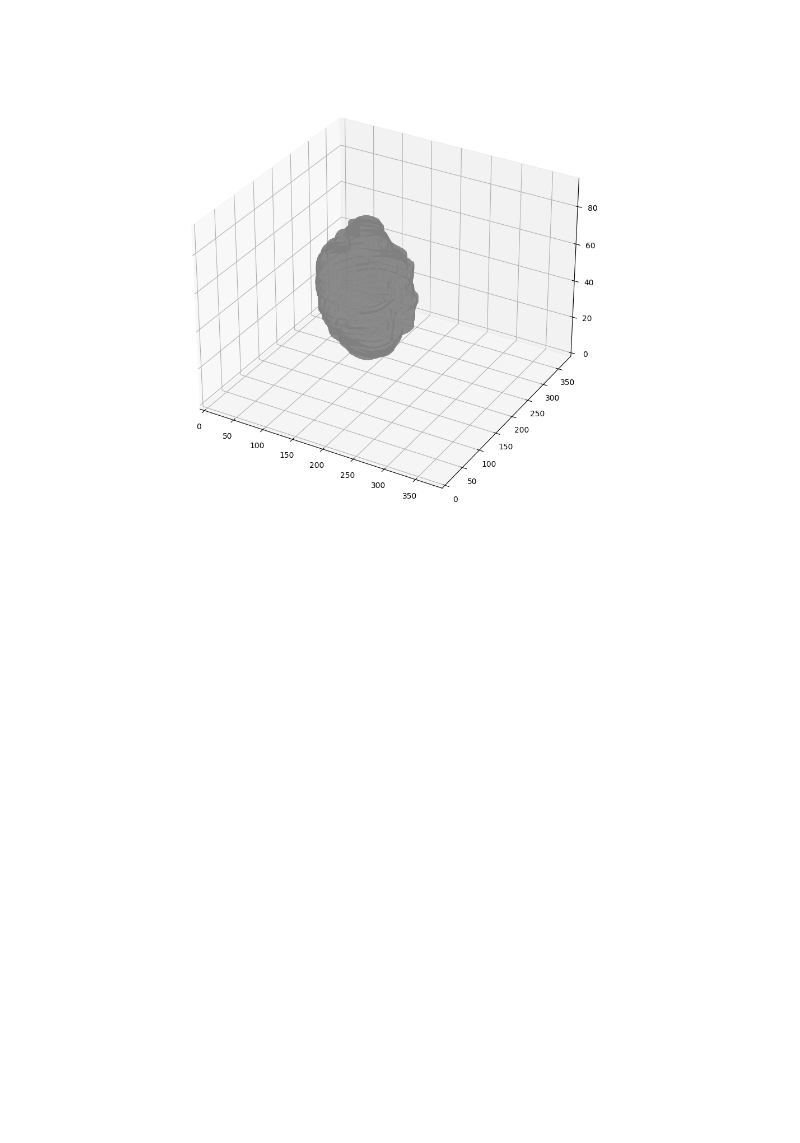
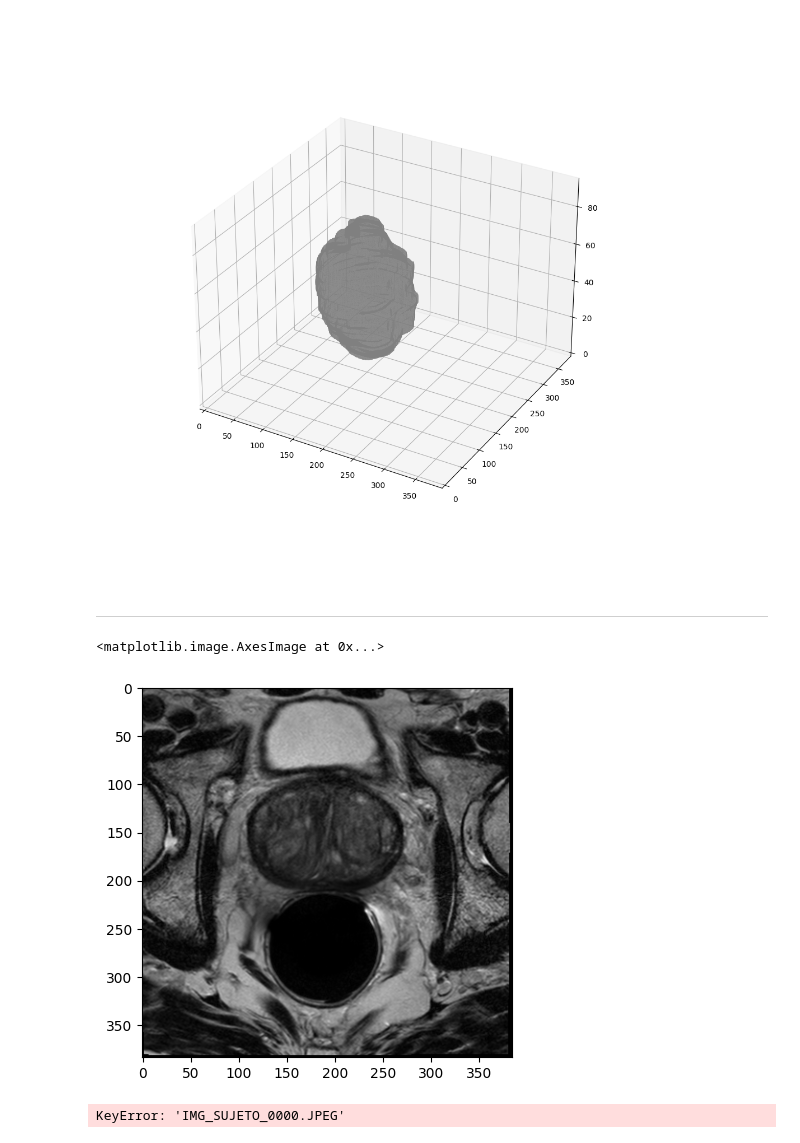
Before and after one commit to mpierangeli/PFI, a Jupyter notebook: viewer.ipynb, the cells around one changed output. Drawn from its saved outputs; the diff is of its cells as text; code cells hidden in the pictures; blank space fills up the shorter version.

```diff
--- a/viewer.ipynb
+++ b/viewer.ipynb
@@ -204,3 +216,19 @@ ax.set_zlim (0,transformed_sujeto.shape[2])
 plt.show()
 # %% [output]
 [figure]
+# %% [markdown]
+---
+# %%
+
+ss = (sujeto[:,:,int(np.size(sujeto,2)/2)]/sujeto[:,:,int(np.size(sujeto,2)/2)].max())*255
+ss.max()
+plt.imshow(ss,cmap="gray")
+# %% [output]
+<matplotlib.image.AxesImage at 0x...>
+[figure, added]
+# %%
+from PIL import Image
+slice = Image.fromarray(ss)
+slice.save(r"C:\Users\Pier\Desktop\PFI_main\ds_mezcla_segmentacion integra\separadas","img_sujeto_"+str(0).zfill(4)+".jpeg")
+# %% [output]
+KeyError: 'IMG_SUJETO_0000.JPEG'
```
Also changed, not shown: parts of 3 cells of this notebook, 1 other file.
